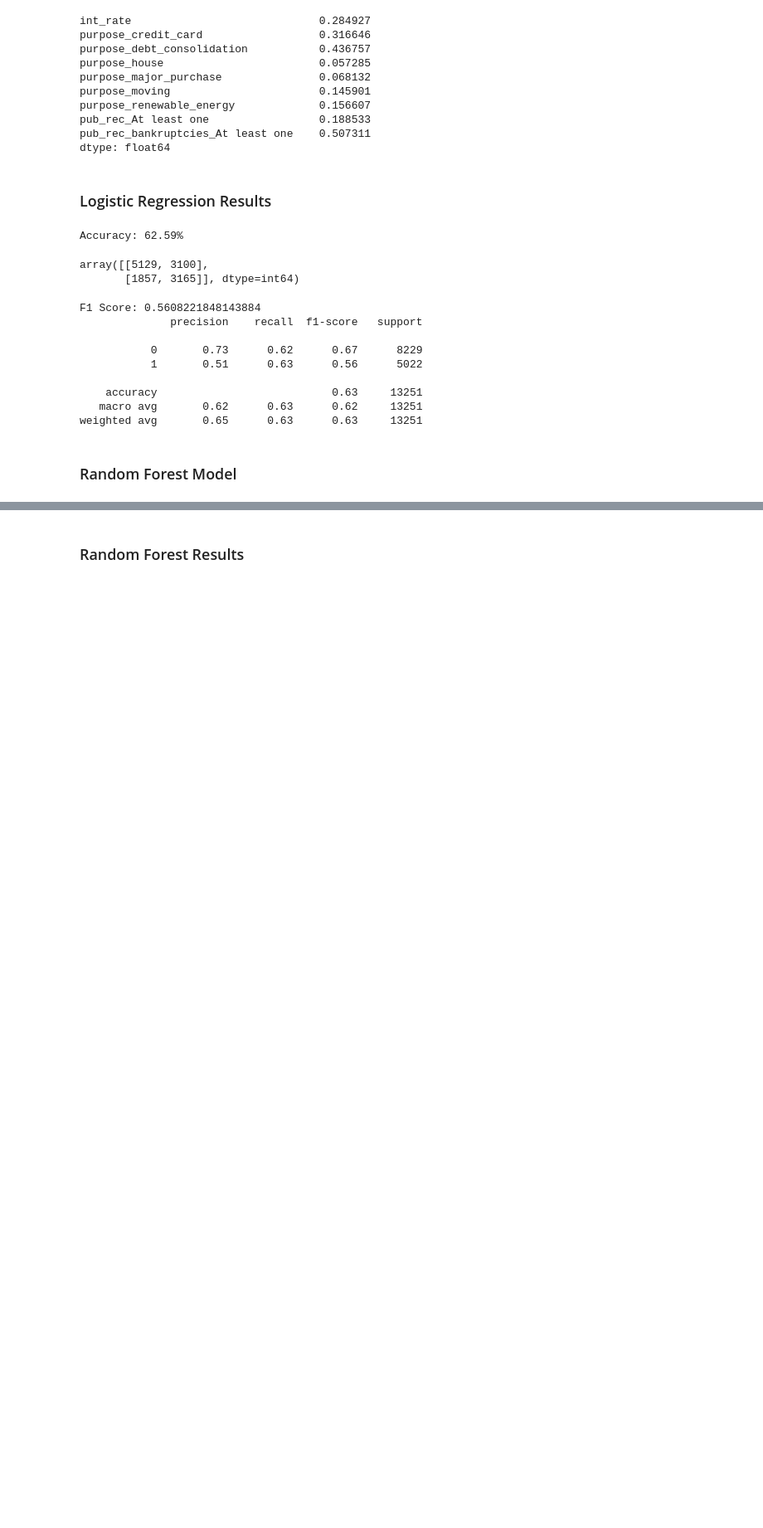
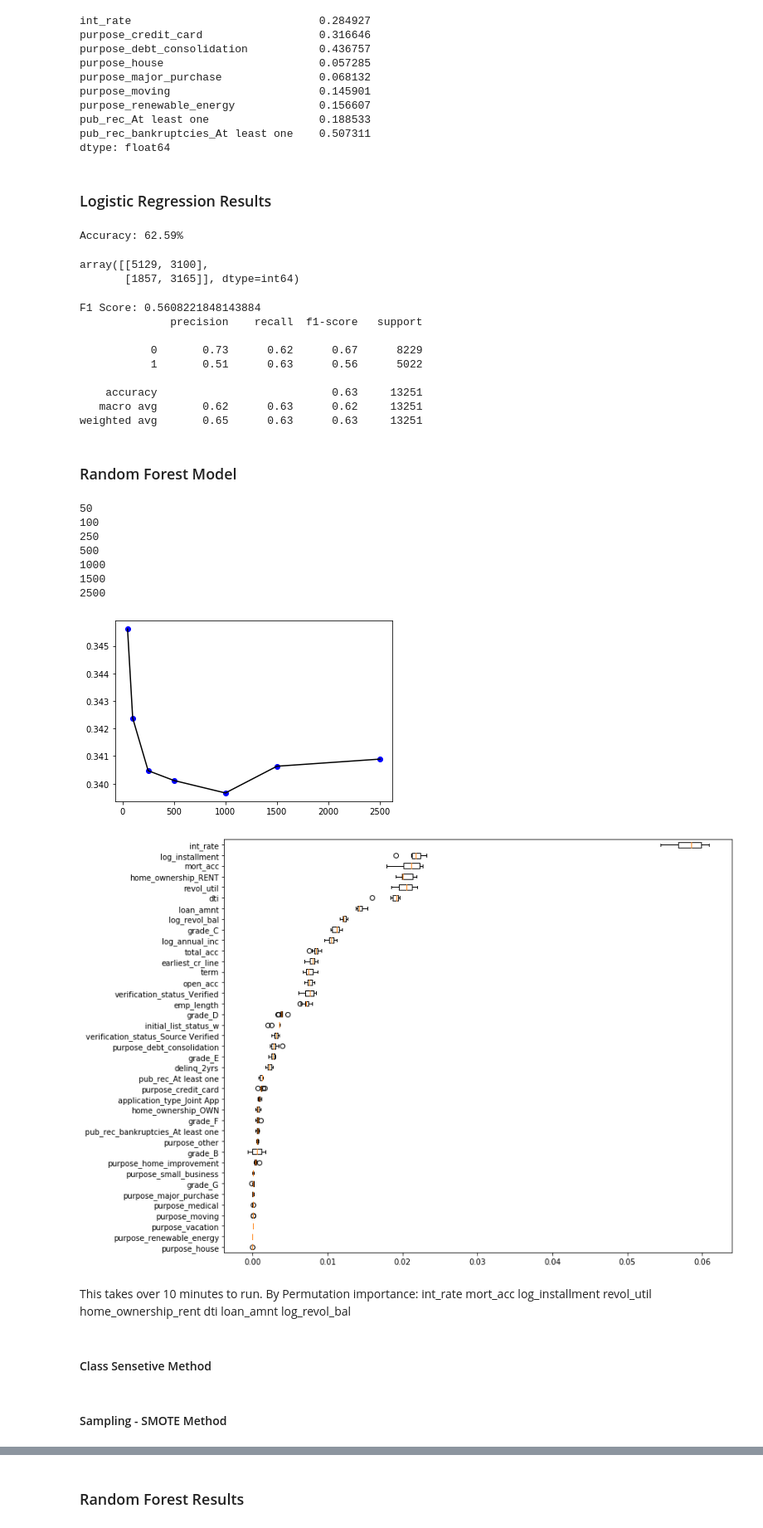
Before and after one commit to ZhuLeon/Loan-Default-Prediction, a Jupyter notebook: src/main.ipynb, the cells around one changed output, grey strips where cells are left out. Shown at 83% size. Drawn from its saved outputs; the diff is of its cells as text; code cells hidden in the pictures; blank space fills up the shorter version.

```diff
--- a/src/main.ipynb
+++ b/src/main.ipynb
@@ -760,30 +767,58 @@ weighted avg       0.65      0.63      0.63     13251
 # %% [markdown]
 ### Random Forest Model
 # %%
-model_rf_path = Path('../data/rf_1000.joblib')
-if os.path.exists(model_rf_path):
+model_rf_path = Path('../data/model_rf.joblib')
+if os.path.exists(model_rf_path): # list of features files does not exist dont save model
     model_rf = load(model_rf_path)
 else:
     n_trees = [50, 100, 250, 500, 1000, 1500, 2500]
     rf_dict = dict.fromkeys(n_trees)
     for num in n_trees:
         print(num)
         rf = RandomForestClassifier(n_estimators=num,
                                     min_samples_leaf=30,
                                     oob_score=True,
                                     random_state=100,
                                     class_weight='balanced',
                                     n_jobs=-1)
         rf.fit(x_train, y_train.values.ravel())
         rf_dict[num] = rf
 
     oob_error_list = [None] * len(n_trees)
 
     for i in range(len(n_trees)):
         oob_error_list[i] = 1 - rf_dict[n_trees[i]].oob_score_
 
     plt.plot(n_trees, oob_error_list, 'bo', n_trees, oob_error_list, 'k')
-    # Save model to file
-    dump(rf_dict[1000], model_rf_path)
-    model_rf = rf_dict[1000]
-y_pred_rf = model_rf.predict(x_test)
+    model_rf = rf_dict[500]
+
+    # calculate permutation feature importance
+    result = permutation_importance(model_rf, x_train, y_train, n_repeats=10, random_state=42)
+    perm_sorted_idx = result.importances_mean.argsort()
+
+    fig, ax1 = plt.subplots(figsize=(12, 8))
+    ax1.boxplot(result.importances[perm_sorted_idx].T, vert=False,
+                labels=x_train.columns[perm_sorted_idx])
+    fig.tight_layout()
+    plt.show()
+# %% [output]
+50
+100
+250
+500
+1000
+1500
+2500
+[figure, added]
+[figure, added]
+# %% [markdown]
+This takes over 10 minutes to run.
+By Permutation importance:
+int_rate
+mort_acc
+log_installment
+revol_util
+home_ownership_rent
+dti
+loan_amnt
+log_revol_bal
@@ -789,0 +836,2 @@ y_pred_rf = model_rf.predict(x_test)
+# %% [markdown]
+#### Class Sensetive Method
@@ -789,0 +851,2 @@ y_pred_rf = model_rf.predict(x_test)
+# %% [markdown]
+#### Sampling - SMOTE Method
```
Also changed, not shown: parts of 47 cells of this notebook, 34 other files.
